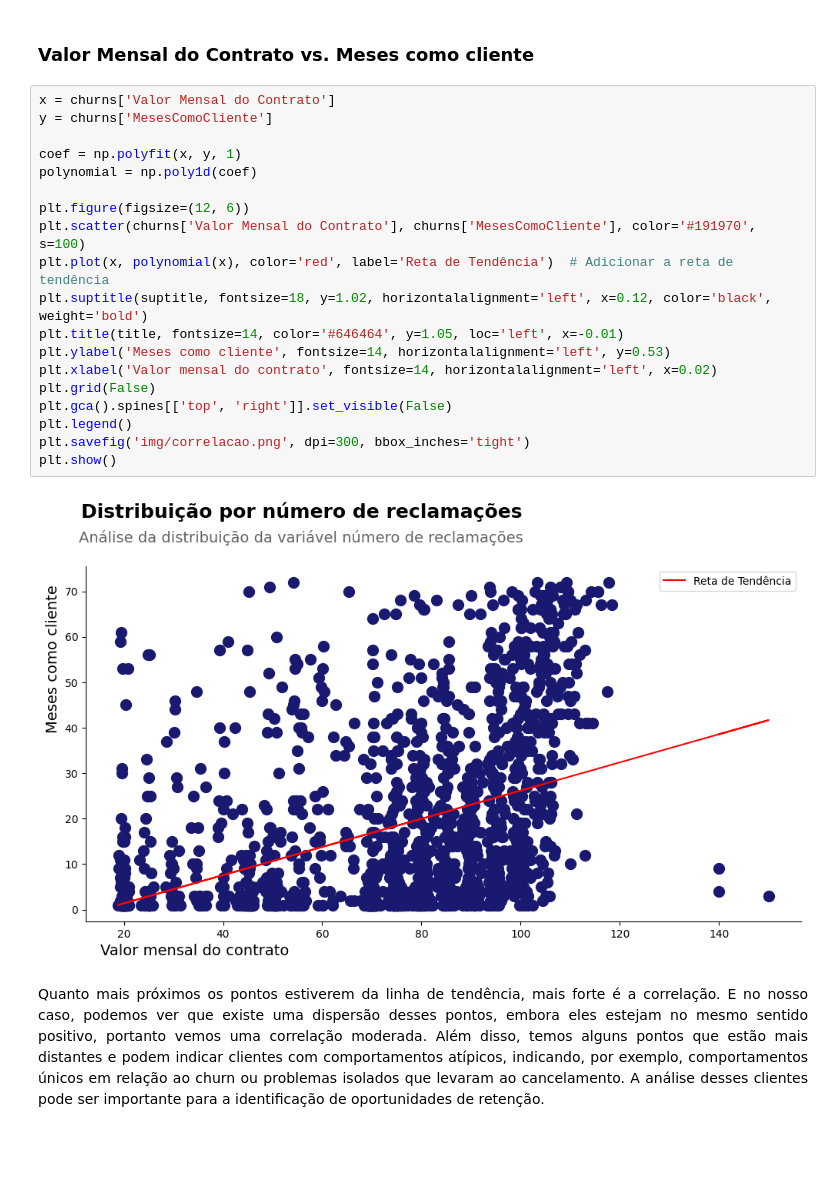
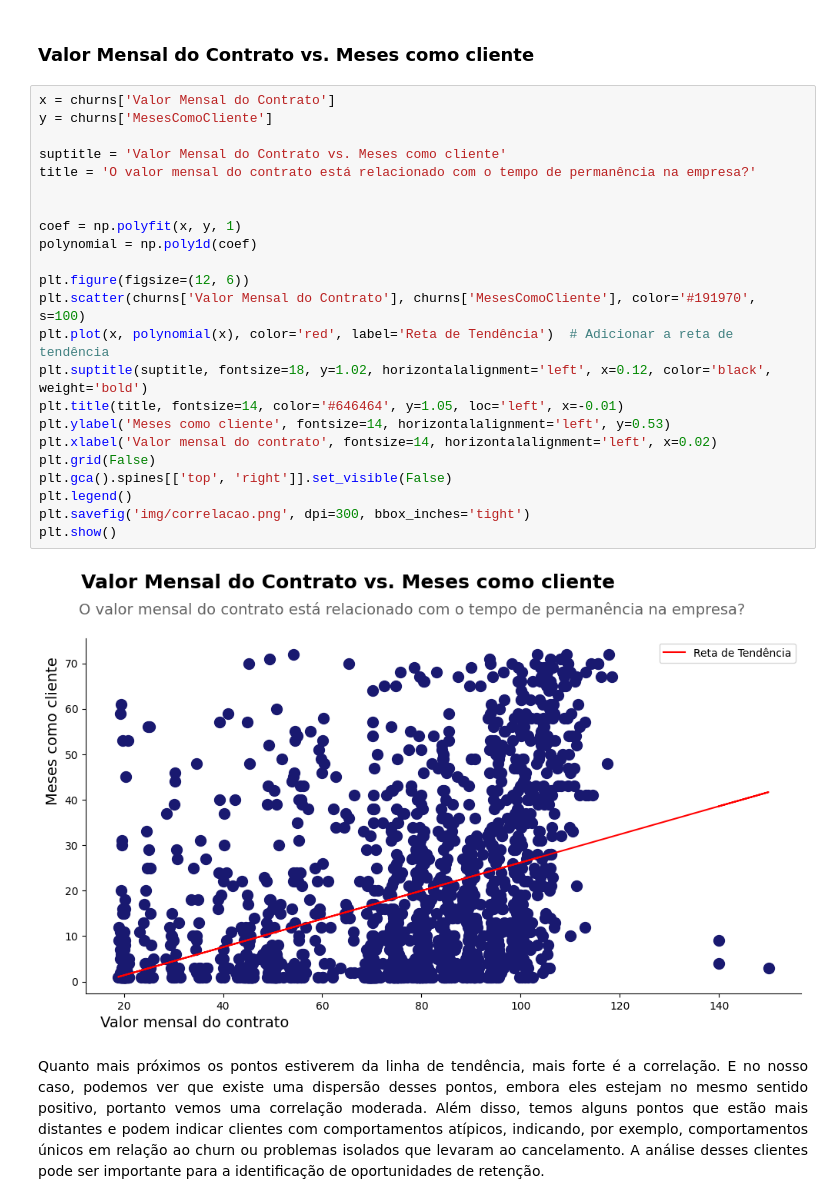
Before and after one commit to LilianeAquino/analise_dados_churn, a Jupyter notebook: analise_churn.ipynb, the cells around one changed output. Saved outputs shown, nothing was run; the diff lists cells and outputs as text; blank space fills up the shorter version.

```diff
--- a/analise_churn.ipynb
+++ b/analise_churn.ipynb
@@ -397,23 +395,27 @@ churns[['Idade', 'Valor Mensal do Contrato', 'MesesComoCliente', 'Número de Rec
 # %%
 x = churns['Valor Mensal do Contrato']
 y = churns['MesesComoCliente']
+
+suptitle = 'Valor Mensal do Contrato vs. Meses como cliente'
+title = 'O valor mensal do contrato está relacionado com o tempo de permanência na empresa?'
+
 
 coef = np.polyfit(x, y, 1)
 polynomial = np.poly1d(coef)
 
 plt.figure(figsize=(12, 6))
 plt.scatter(churns['Valor Mensal do Contrato'], churns['MesesComoCliente'], color='#191970', s=100)
 plt.plot(x, polynomial(x), color='red', label='Reta de Tendência')  # Adicionar a reta de tendência
 plt.suptitle(suptitle, fontsize=18, y=1.02, horizontalalignment='left', x=0.12, color='black', weight='bold')
 plt.title(title, fontsize=14, color='#646464', y=1.05, loc='left', x=-0.01)
 plt.ylabel('Meses como cliente', fontsize=14, horizontalalignment='left', y=0.53)
 plt.xlabel('Valor mensal do contrato', fontsize=14, horizontalalignment='left', x=0.02)
 plt.grid(False)
 plt.gca().spines[['top', 'right']].set_visible(False)
 plt.legend()
 plt.savefig('img/correlacao.png', dpi=300, bbox_inches='tight')
 plt.show()
 # %% [output]
-[figure, old version]
+[figure, new version]
 # %% [markdown]
 <p style='text-align: justify;'><font size=3.>Quanto mais próximos os pontos estiverem da linha de tendência, mais forte é a correlação. E no nosso caso, podemos ver que existe uma dispersão desses pontos, embora eles estejam no mesmo sentido positivo, portanto vemos uma correlação moderada. Além disso, temos alguns pontos que estão mais distantes e podem indicar clientes com comportamentos atípicos, indicando, por exemplo, comportamentos únicos em relação ao churn ou problemas isolados que levaram ao cancelamento. A análise desses clientes pode ser importante para a identificação de oportunidades de retenção.</font></p>
```
Also changed, not shown: parts of 5 cells of this notebook, 1 other file.
